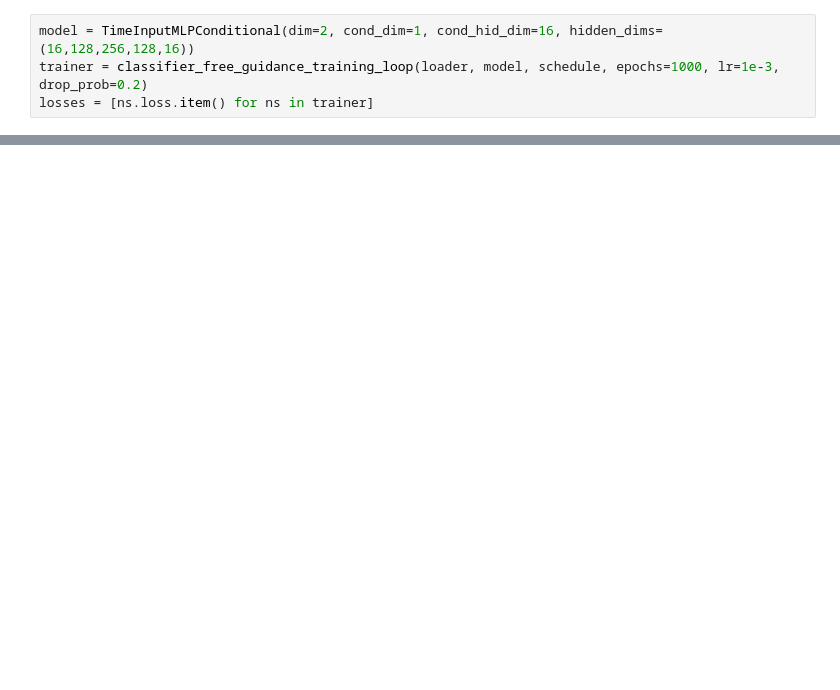
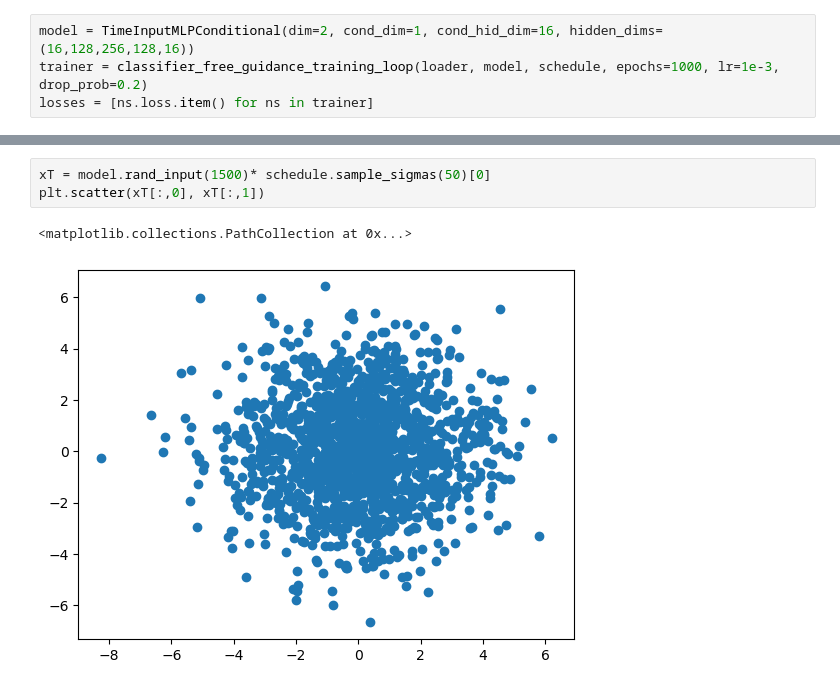
Before and after one commit to s-a-malik/smalldiffusion, a Jupyter notebook: debug.ipynb, the cells around one changed output, grey strips where cells are left out. Drawn from its saved outputs; the diff is of its cells as text; blank space fills up the shorter version.

```diff
--- a/debug.ipynb
+++ b/debug.ipynb
@@ -65,3 +65,9 @@ plt.show()
+# %%
+xT = model.rand_input(1500)* schedule.sample_sigmas(50)[0]
+plt.scatter(xT[:,0], xT[:,1])
+# %% [output]
+<matplotlib.collections.PathCollection at 0x...>
+[figure, added]
 # %%
 # For DDPM sampling, change to gam=1, mu=0.5
 # For DDIM sampling, change to gam=1, mu=0
```
Also changed, not shown: parts of 4 cells of this notebook.
